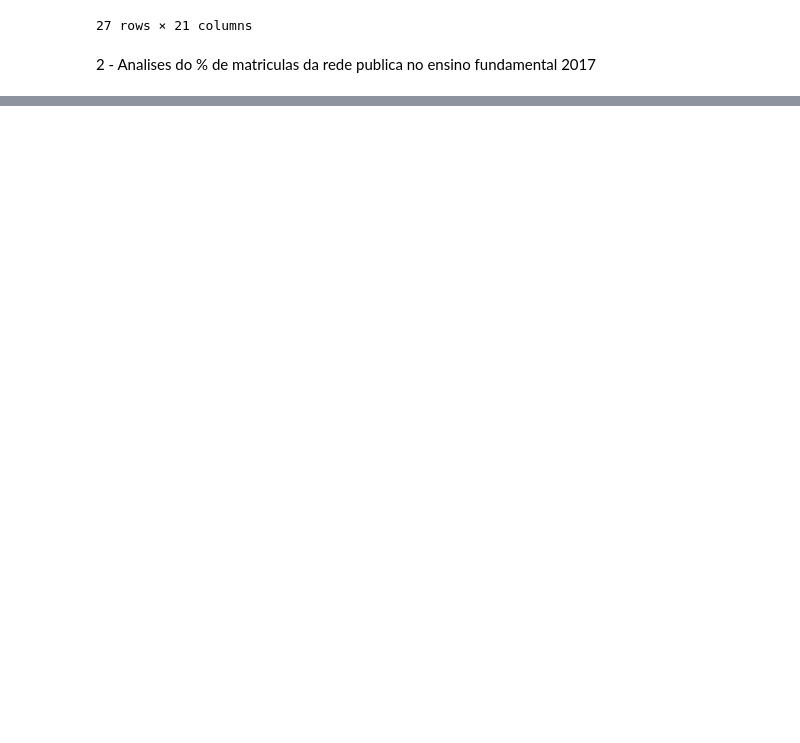
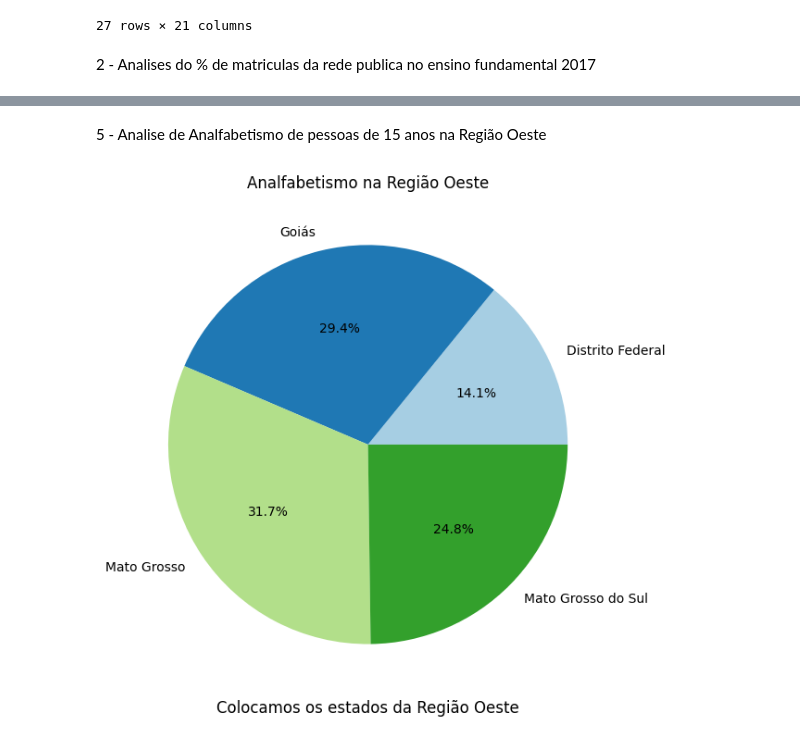
Before and after one commit to vmanuelmartinez/Projeto-Educacao-Brasileira, a Jupyter notebook: analise.ipynb, the cells around one changed output, grey strips where cells are left out. Saved outputs shown, nothing was run; the diff lists cells and outputs as text; code cells hidden in the pictures; blank space fills up the shorter version.

```diff
--- a/analise.ipynb
+++ b/analise.ipynb
@@ -50,0 +98,22 @@ plt.show()
+# %% [markdown]
+5 - Analise de Analfabetismo de pessoas de 15 anos na Região Oeste
+# %%
+import matplotlib.pyplot as plt
+RegiaoOeste = ['Distrito Federal', 'Goiás', 'Mato Grosso', 'Mato Grosso do Sul'
+]
+
+analfabetismo15 = [2.94, 6.13, 6.59, 5.16]
+
+plt.figure(figsize=(10, 7))
+plt.pie(analfabetismo15,
+        labels=RegiaoOeste,
+        autopct='%1.1f%%',
+
+        colors=plt.cm.Paired(range(len(RegiaoOeste))))
+
+plt.title('Analfabetismo na Região Oeste')
+plt.xlabel('Colocamos os estados da Região Oeste', color='black', fontsize='12')
+plt.savefig("Analfabetismo de pessoas de 15 anos na Regiao Oeste")
+plt.show()
+# %% [output]
+[figure, added]
```
Also changed, not shown: parts of 8 cells of this notebook, 10 other files.
